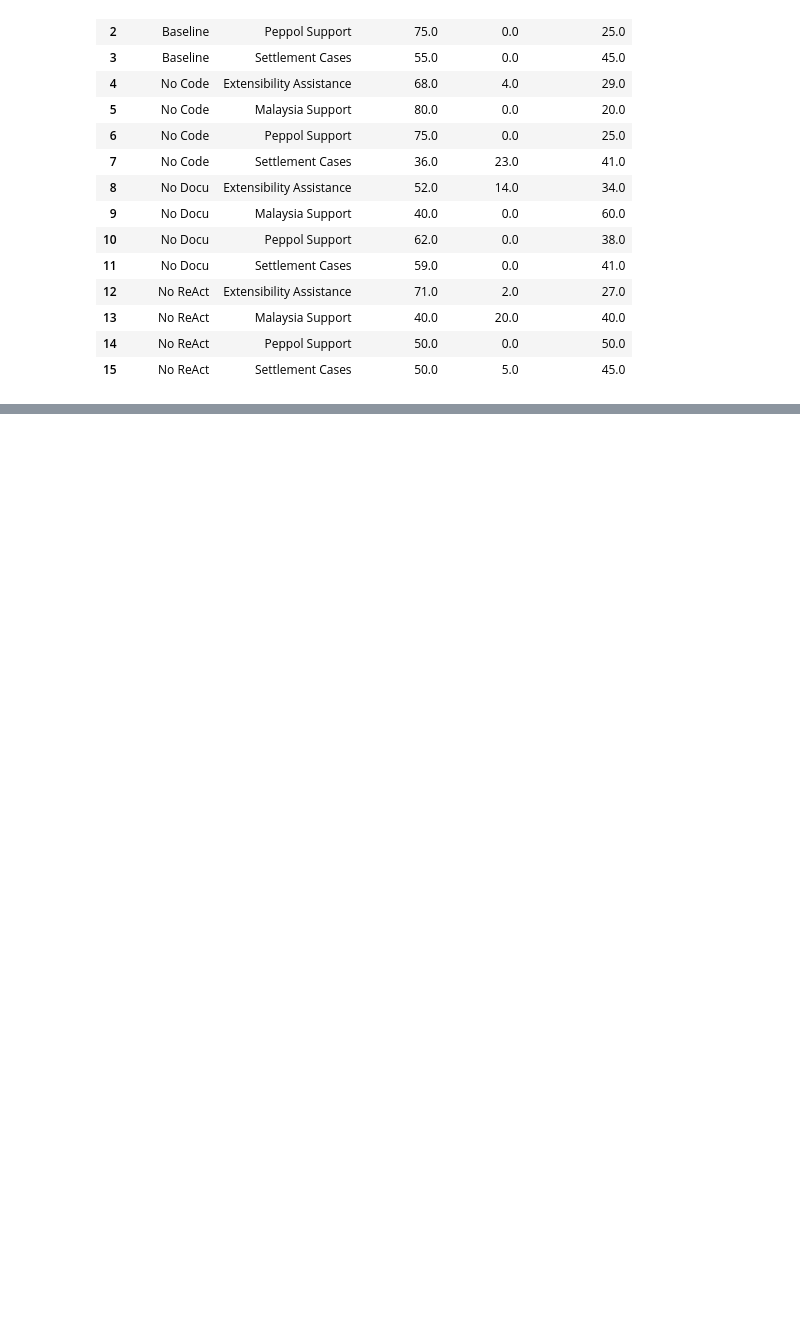
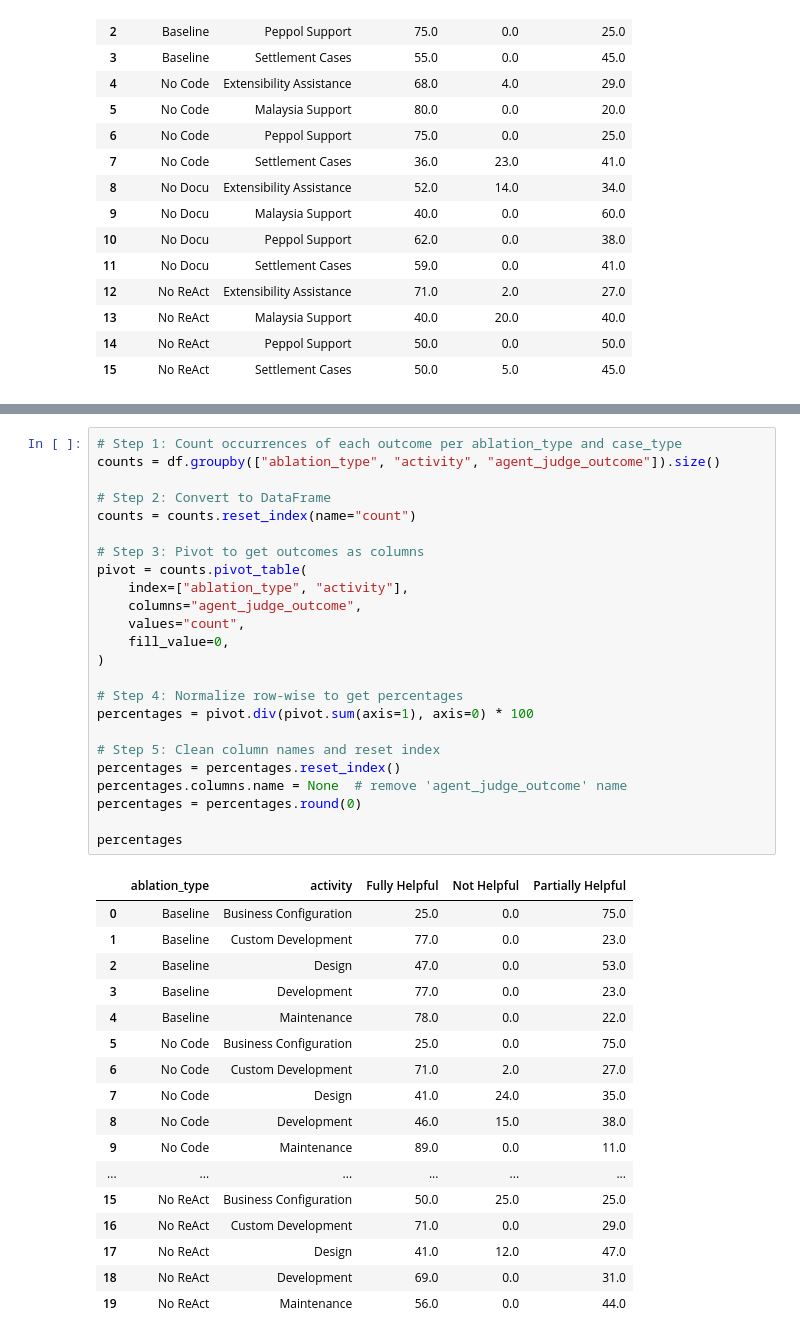
Before and after one commit to mrrestre/react_agent_in_edp, a Jupyter notebook: experiments/interpretation/ablation_viewer.ipynb, the cells around one changed output, grey strips where cells are left out. Drawn from its saved outputs; the diff is of its cells as text; blank space fills up the shorter version.

```diff
--- a/experiments/interpretation/abliation_viewer.ipynb
+++ b/experiments/interpretation/ablation_viewer.ipynb
@@ -334,0 +412,42 @@ percentages
+# %%
+# Step 1: Count occurrences of each outcome per ablation_type and case_type
+counts = df.groupby(["ablation_type", "activity", "agent_judge_outcome"]).size()
+
+# Step 2: Convert to DataFrame
+counts = counts.reset_index(name="count")
+
+# Step 3: Pivot to get outcomes as columns
+pivot = counts.pivot_table(
+    index=["ablation_type", "activity"],
+    columns="agent_judge_outcome",
+    values="count",
+    fill_value=0,
+)
+
+# Step 4: Normalize row-wise to get percentages
+percentages = pivot.div(pivot.sum(axis=1), axis=0) * 100
+
+# Step 5: Clean column names and reset index
+percentages = percentages.reset_index()
+percentages.columns.name = None  # remove 'agent_judge_outcome' name
+percentages = percentages.round(0)
+
+percentages
+# %% [output]
+|  | ablation_type | activity | Fully Helpful | Not Helpful | Partially Helpful |
+| 0 | Baseline | Business Configuration | 25.0 | 0.0 | 75.0 |
+| 1 | Baseline | Custom Development | 77.0 | 0.0 | 23.0 |
+| 2 | Baseline | Design | 47.0 | 0.0 | 53.0 |
+| 3 | Baseline | Development | 77.0 | 0.0 | 23.0 |
+| 4 | Baseline | Maintenance | 78.0 | 0.0 | 22.0 |
+| 5 | No Code | Business Configuration | 25.0 | 0.0 | 75.0 |
+| 6 | No Code | Custom Development | 71.0 | 2.0 | 27.0 |
+| 7 | No Code | Design | 41.0 | 24.0 | 35.0 |
+| 8 | No Code | Development | 46.0 | 15.0 | 38.0 |
+| 9 | No Code | Maintenance | 89.0 | 0.0 | 11.0 |
+| ... | ... | ... | ... | ... | ... |
+| 15 | No ReAct | Business Configuration | 50.0 | 25.0 | 25.0 |
+| 16 | No ReAct | Custom Development | 71.0 | 0.0 | 29.0 |
+| 17 | No ReAct | Design | 41.0 | 12.0 | 47.0 |
+| 18 | No ReAct | Development | 69.0 | 0.0 | 31.0 |
+| 19 | No ReAct | Maintenance | 56.0 | 0.0 | 44.0 |
```
Also changed, not shown: parts of 10 cells of this notebook, 26 other files.
